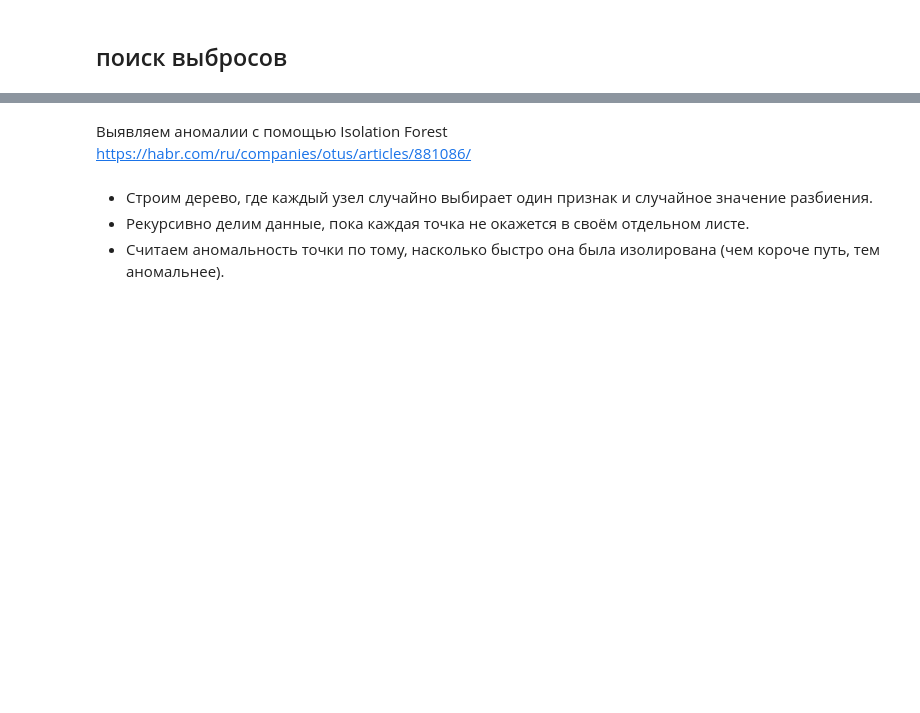
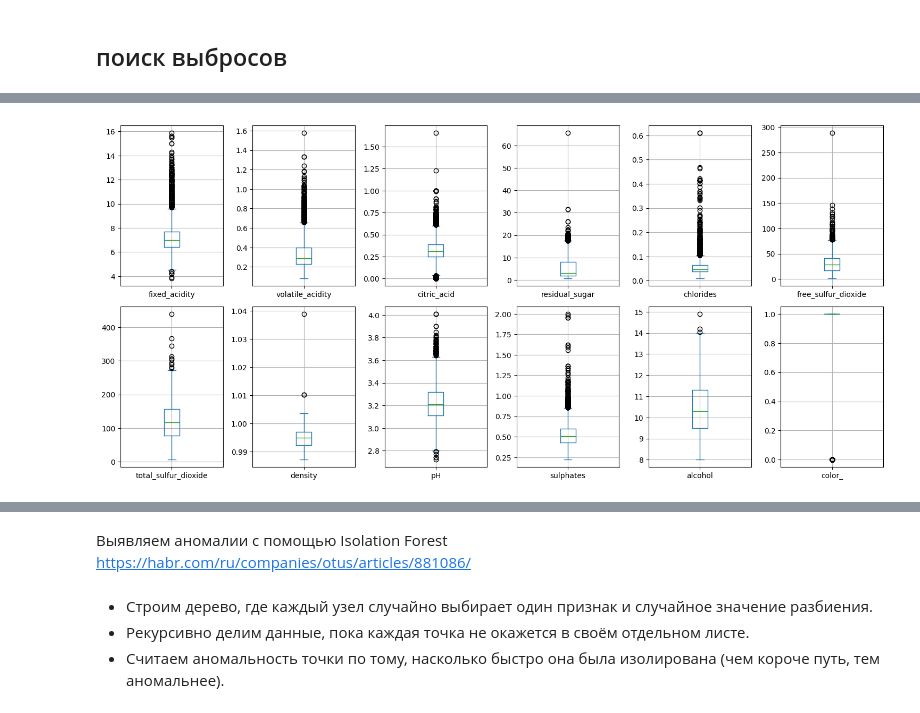
Before and after one commit to mechanoid5/ml_lectorium_2026_I, a Jupyter notebook: examples/04-eda/03-uci-wine-eda.ipynb, the cells around one changed output, grey strips where cells are left out. Drawn from its saved outputs; the diff is of its cells as text; code cells hidden in the pictures; blank space fills up the shorter version.

```diff
--- a/examples/04-eda/03-uci-wine-eda.ipynb
+++ b/examples/04-eda/03-uci-wine-eda.ipynb
@@ -298,0 +320,11 @@ plt.show()
+# %%
+# распределения признаков
+n_cols_plot = 6
+n_features = len(cols_features)
+n_rows_plot = int(np.ceil(len(cols_features)/n_cols_plot))
+
+df[cols_features].plot.box(subplots=True,layout=(n_rows_plot,n_cols_plot),figsize=(15,7),sharey=False,grid=True)
+plt.tight_layout()
+plt.show()
+# %% [output]
+[figure, added]
```
Also changed, not shown: parts of 81 cells of this notebook.
